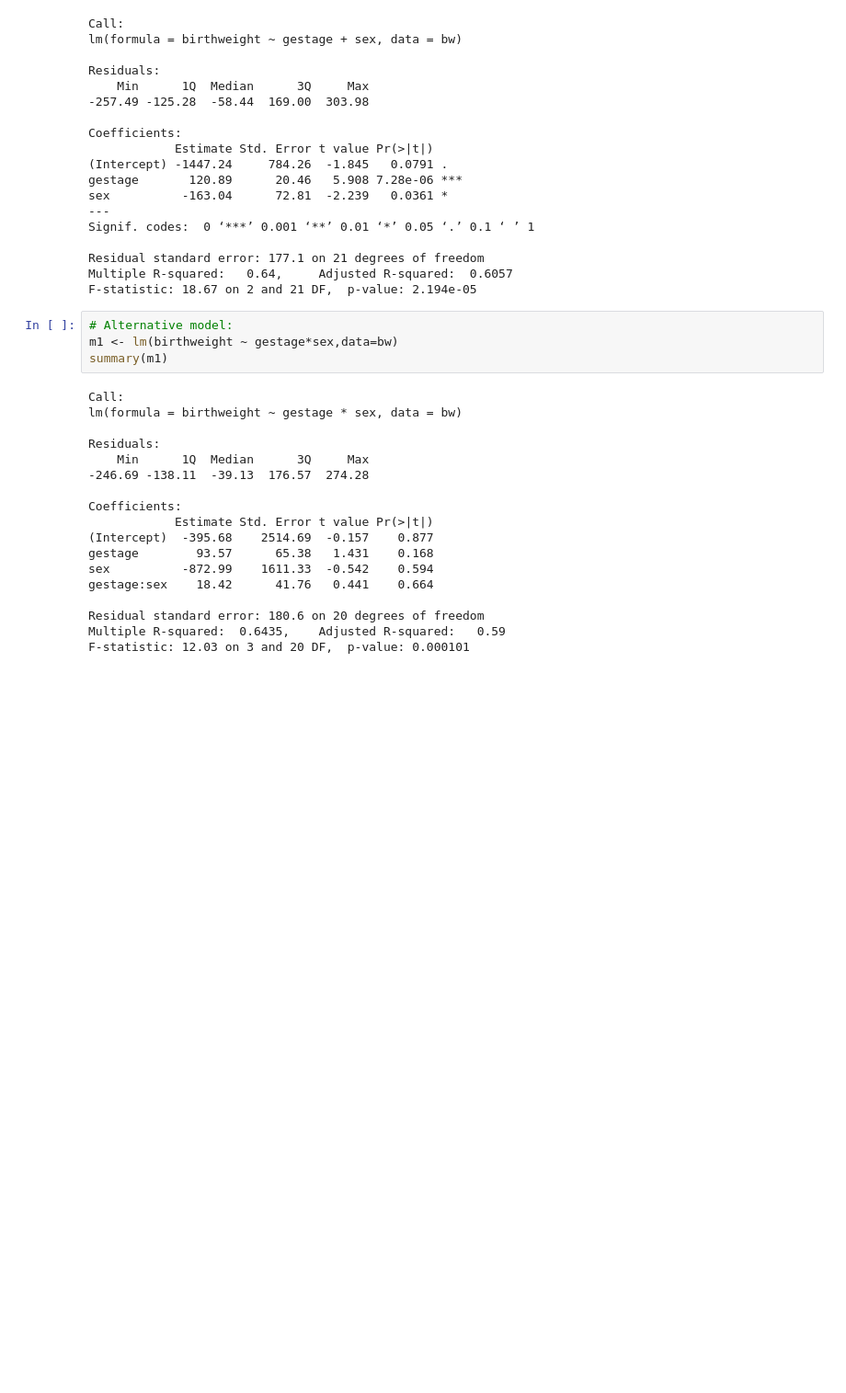
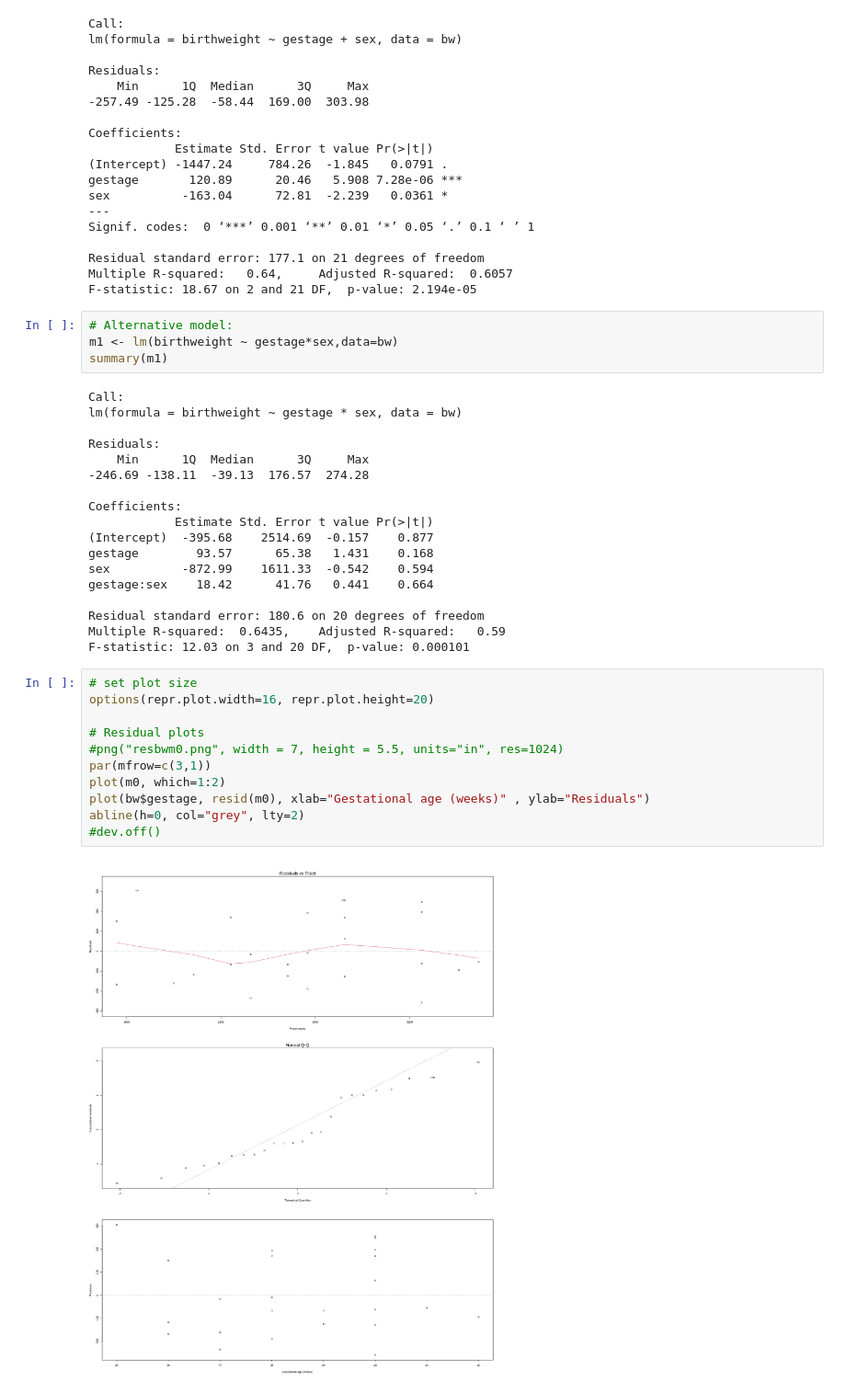
Before and after one commit to benjaminsw/Generalised_Linear_Models, a Jupyter notebook: R_birthweight.ipynb, the cells around one changed output. Shown: that part at 92% size. Drawn from its saved outputs; the diff is of its cells as text; blank space fills up the shorter version.

```diff
--- a/R_birthweight.ipynb
+++ b/R_birthweight.ipynb
@@ -70,4 +70,17 @@ gestage:sex    18.42      41.76   0.441    0.664
 Residual standard error: 180.6 on 20 degrees of freedom
 Multiple R-squared:  0.6435,    Adjusted R-squared:   0.59
 F-statistic: 12.03 on 3 and 20 DF,  p-value: 0.000101
+# %%
+# set plot size
+options(repr.plot.width=16, repr.plot.height=20)
+
+# Residual plots
+#png("resbwm0.png", width = 7, height = 5.5, units="in", res=1024)
+par(mfrow=c(3,1))
+plot(m0, which=1:2)
+plot(bw$gestage, resid(m0), xlab="Gestational age (weeks)" , ylab="Residuals")
+abline(h=0, col="grey", lty=2)
+#dev.off()
+# %% [output]
+[figure, added]
 # %%
```
Also changed, not shown: parts of 2 cells of this notebook.
